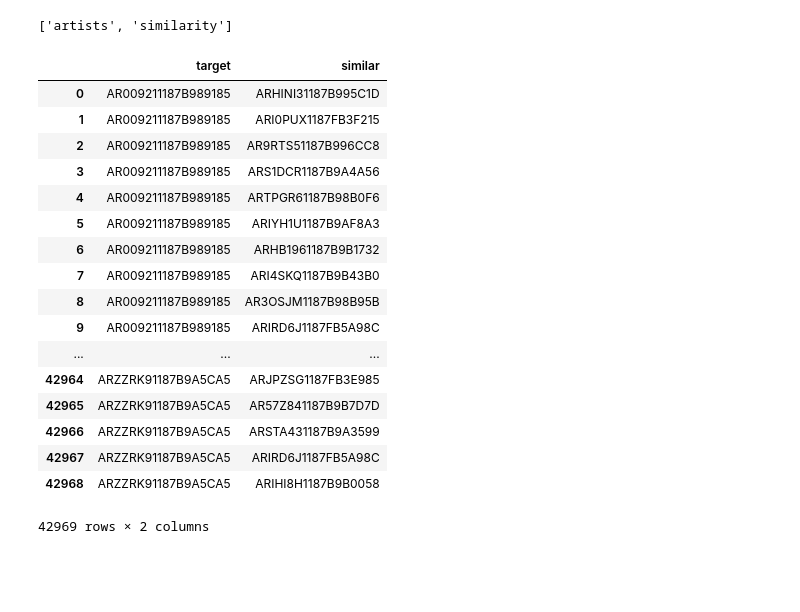
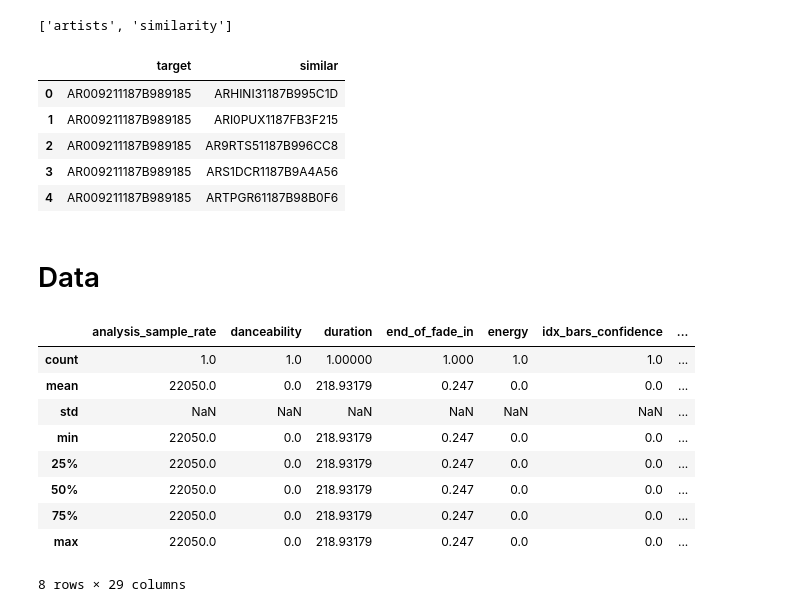
Before and after one commit to pylablanche/MillionSong, a Jupyter notebook: MusicExploration_Lauren.ipynb, the cells around one changed output. Saved outputs shown, nothing was run; the diff lists cells and outputs as text; code cells hidden in the pictures; blank space fills up the shorter version.

```diff
--- a/MusicExploration_Lauren.ipynb
+++ b/MusicExploration_Lauren.ipynb
@@ -22,7 +24,7 @@ subset_msd_summary_file.h5  subset_unique_tracks.txt
 subset_similarity.db
 # %%
 # Create engine: engine
-engine = create_engine('sqlite:///MillionSongSubset/AdditionalFiles/subset_track_metadata.db')
+engine = create_engine('sqlite:///../MillionSongSubset/AdditionalFiles/subset_track_metadata.db')
 
 # Save the table names to a list: table_names
 table_names = engine.table_names()
@@ -70,7 +72,7 @@ sns.jointplot(x = df_tm.duration[df_tm.year>0],y = df_tm.year[df_tm.year>0],kind
 [figure]
 # %%
 # Create engine: engine
-engine = create_engine('sqlite:///MillionSongSubset/AdditionalFiles/subset_artist_term.db')
+engine = create_engine('sqlite:///../MillionSongSubset/AdditionalFiles/subset_artist_term.db')
 
 # Save the table names to a list: table_names
 table_names = engine.table_names()
@@ -126,7 +116,7 @@ freq          5638
 Name: mbtag, dtype: object
 # %%
 # Create engine: engine
-engine = create_engine('sqlite:///MillionSongSubset/AdditionalFiles/subset_artist_similarity.db')
+engine = create_engine('sqlite:///../MillionSongSubset/AdditionalFiles/subset_artist_similarity.db')
 
 # Save the table names to a list: table_names
 table_names = engine.table_names()
@@ -144,23 +134,11 @@ with engine.connect() as con:
 # %% [output]
 ['artists', 'similarity']
 # %%
-df_as
+df_as.head()
 # %% [output]
 |  | target | similar |
 | 0 | AR009211187B989185 | ARHINI31187B995C1D |
 | 1 | AR009211187B989185 | ARI0PUX1187FB3F215 |
 | 2 | AR009211187B989185 | AR9RTS51187B996CC8 |
 | 3 | AR009211187B989185 | ARS1DCR1187B9A4A56 |
 | 4 | AR009211187B989185 | ARTPGR61187B98B0F6 |
-| 5 | AR009211187B989185 | ARIYH1U1187B9AF8A3 |
-| 6 | AR009211187B989185 | ARHB1961187B9B1732 |
-| 7 | AR009211187B989185 | ARI4SKQ1187B9B43B0 |
-| 8 | AR009211187B989185 | AR3OSJM1187B98B95B |
-| 9 | AR009211187B989185 | ARIRD6J1187FB5A98C |
-| ... | ... | ... |
-| 42964 | ARZZRK91187B9A5CA5 | ARJPZSG1187FB3E985 |
-| 42965 | ARZZRK91187B9A5CA5 | AR57Z841187B9B7D7D |
-| 42966 | ARZZRK91187B9A5CA5 | ARSTA431187B9A3599 |
-| 42967 | ARZZRK91187B9A5CA5 | ARIRD6J1187FB5A98C |
-| 42968 | ARZZRK91187B9A5CA5 | ARIHI8H1187B9B0058 |
-42969 rows × 2 columns
@@ -166,0 +151,2 @@ df_as
+# %% [markdown]
+# Data
@@ -166,0 +182,13 @@ df_as
+# %%
+analysis.describe()
+# %% [output]
+|  | analysis_sample_rate | danceability | duration | end_of_fade_in | energy | idx_bars_confidence | ... |
+| count | 1.0 | 1.0 | 1.00000 | 1.000 | 1.0 | 1.0 | ... |
+| mean | 22050.0 | 0.0 | 218.93179 | 0.247 | 0.0 | 0.0 | ... |
+| std | NaN | NaN | NaN | NaN | NaN | NaN | ... |
+| min | 22050.0 | 0.0 | 218.93179 | 0.247 | 0.0 | 0.0 | ... |
+| 25% | 22050.0 | 0.0 | 218.93179 | 0.247 | 0.0 | 0.0 | ... |
+| 50% | 22050.0 | 0.0 | 218.93179 | 0.247 | 0.0 | 0.0 | ... |
+| 75% | 22050.0 | 0.0 | 218.93179 | 0.247 | 0.0 | 0.0 | ... |
+| max | 22050.0 | 0.0 | 218.93179 | 0.247 | 0.0 | 0.0 | ... |
+8 rows × 29 columns
```
Also changed, not shown: parts of 9 cells of this notebook.
